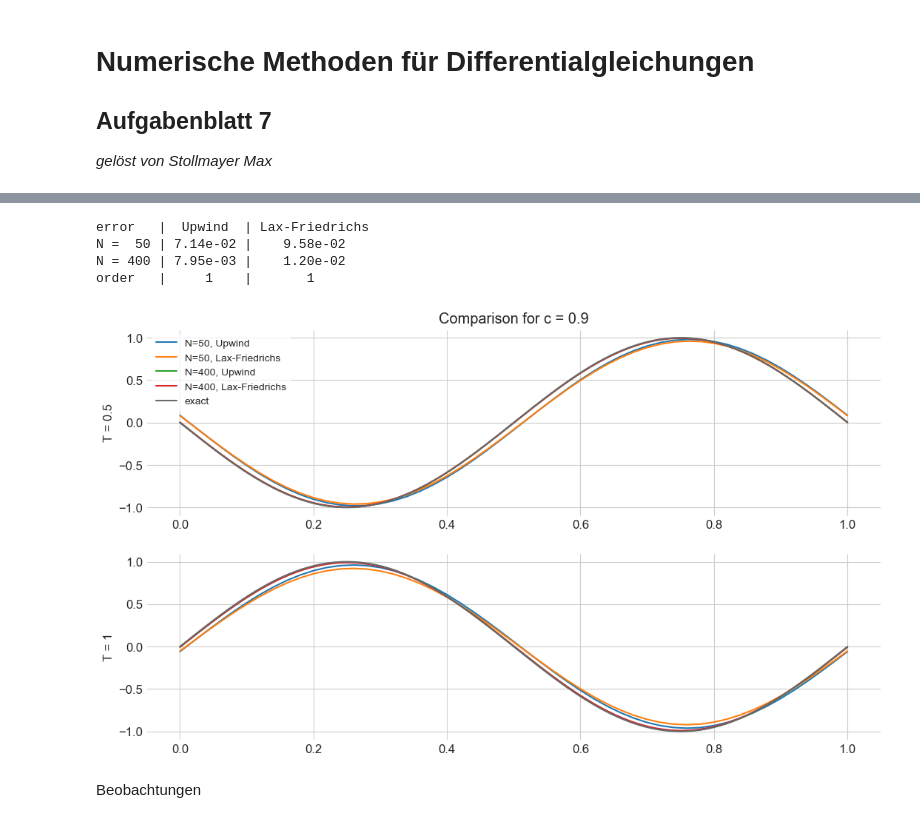
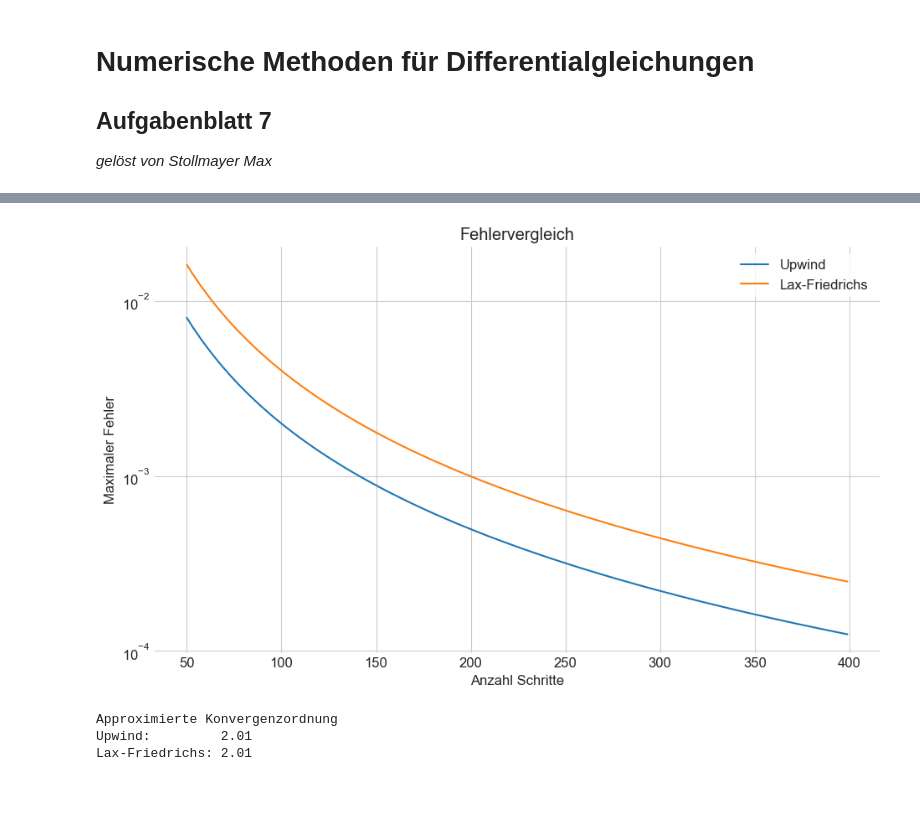
Before and after one commit to maxstollmayer/NuMeDiffG, a Jupyter notebook: Aufgabenblatt 7/Aufgabenblatt 7 Lösung.ipynb, the cells around one changed output, grey strips where cells are left out. Saved outputs shown, nothing was run; the diff lists cells and outputs as text; code cells hidden in the pictures; blank space fills up the shorter version.

```diff
--- a/Aufgabenblatt 7/Aufgabenblatt 7 Lösung.ipynb
+++ b/Aufgabenblatt 7/Aufgabenblatt 7 Lösung.ipynb
@@ -193,22 +169,41 @@ def OUTPUT(a, u0, exact, D, Ns, Ts, c):
-# %%
-a = -1
-D = [0, 1]
-Ns = [50, 400]
-Ts = [0.5, 1]
-c = 0.9  # 0 < c <= 1 to satisfy CFL stability condition
-
-def u0(x):
-    return np.sin(2 * np.pi * x)
-
-def exact(x, t):
-    return u0(x - a * t)
-
-OUTPUT(a, u0, exact, D, Ns, Ts, c)
-# %% [output]
-error   |  Upwind  | Lax-Friedrichs
-N =  50 | 7.14e-02 |    9.58e-02
-N = 400 | 7.95e-03 |    1.20e-02
-order   |     1    |       1
-[figure, removed]
-# %% [markdown]
-Beobachtungen
+# %%
+def errorUW(N, c):
+    M = int(N / c)
+    X = np.linspace(0, 1, N)
+    T = np.linspace(0, 1, M)
+    grid = np.meshgrid(X, T)
+    u = Upwind(a, u0, grid)
+    return max(np.abs(exact(*grid) - u).flatten())
+
+def errorLF(N, c):
+    M = int(N / c)
+    X = np.linspace(0, 1, N)
+    T = np.linspace(0, 1, M)
+    grid = np.meshgrid(X, T)
+    u = LaxFriedrichs(a, u0, grid)
+    return max(np.abs(exact(*grid) - u).flatten())
+
+def order(errors):
+    return np.log(errors[-1] / errors[0]) / np.log(steps[0] / steps[-1])
+
+steps = np.arange(50, 400)
+errors1 = [errorUW(N, N/(N+1)) for N in steps]
+errors2 = [errorLF(N, N/(N+1)) for N in steps]
+
+plt.plot(steps, errors1, label="Upwind")
+plt.plot(steps, errors2, label="Lax-Friedrichs")
+plt.yscale("log")
+plt.xlabel("Anzahl Schritte")
+plt.ylabel("Maximaler Fehler")
+plt.title(f"Fehlervergleich")
+plt.legend()
+plt.show()
+
+print(f"Approximierte Konvergenzordnung")
+print(f"Upwind:         {order(errors1):.2f}")
+print(f"Lax-Friedrichs: {order(errors2):.2f}")
+# %% [output]
+[figure, added]
+Approximierte Konvergenzordnung
+Upwind:         2.01
+Lax-Friedrichs: 2.01
```
Also changed, not shown: parts of 16 cells of this notebook, 12 other files.
